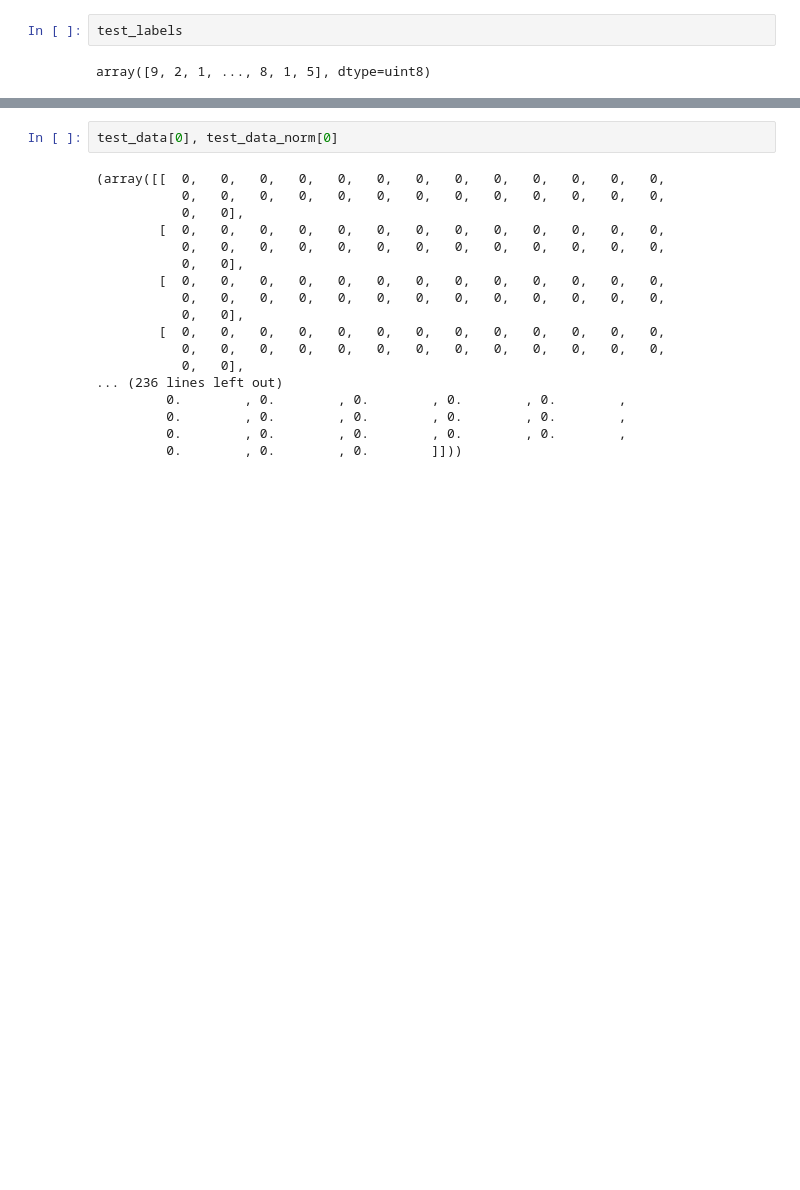
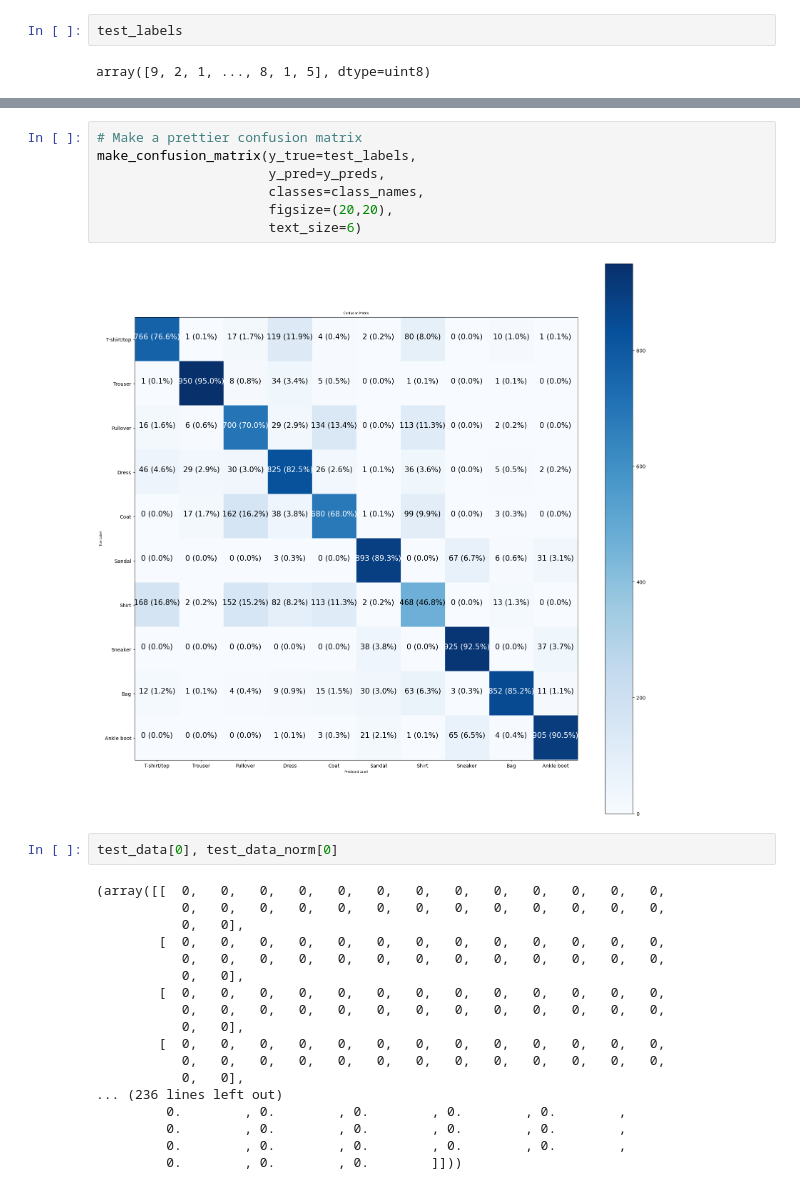
Before and after one commit to mehmetzorlu/tensowflow_bootcamp, a Jupyter notebook: 02_neural_network_classification.ipynb, the cells around one changed output, grey strips where cells are left out. Drawn from its saved outputs; the diff is of its cells as text; blank space fills up the shorter version.

```diff
--- a/02_neural_network_classification.ipynb
+++ b/02_neural_network_classification.ipynb
@@ -1553,3 +1567,12 @@ array([9, 2, 1, ..., 8, 1, 5], dtype=uint8)
+# %%
+# Make a prettier confusion matrix
+make_confusion_matrix(y_true=test_labels,
+                      y_pred=y_preds,
+                      classes=class_names,
+                      figsize=(20,20),
+                      text_size=6)
+# %% [output]
+[figure, added]
 # %%
 test_data[0], test_data_norm[0]
 # %% [output]
```
Also changed, not shown: parts of 1 cell of this notebook.
